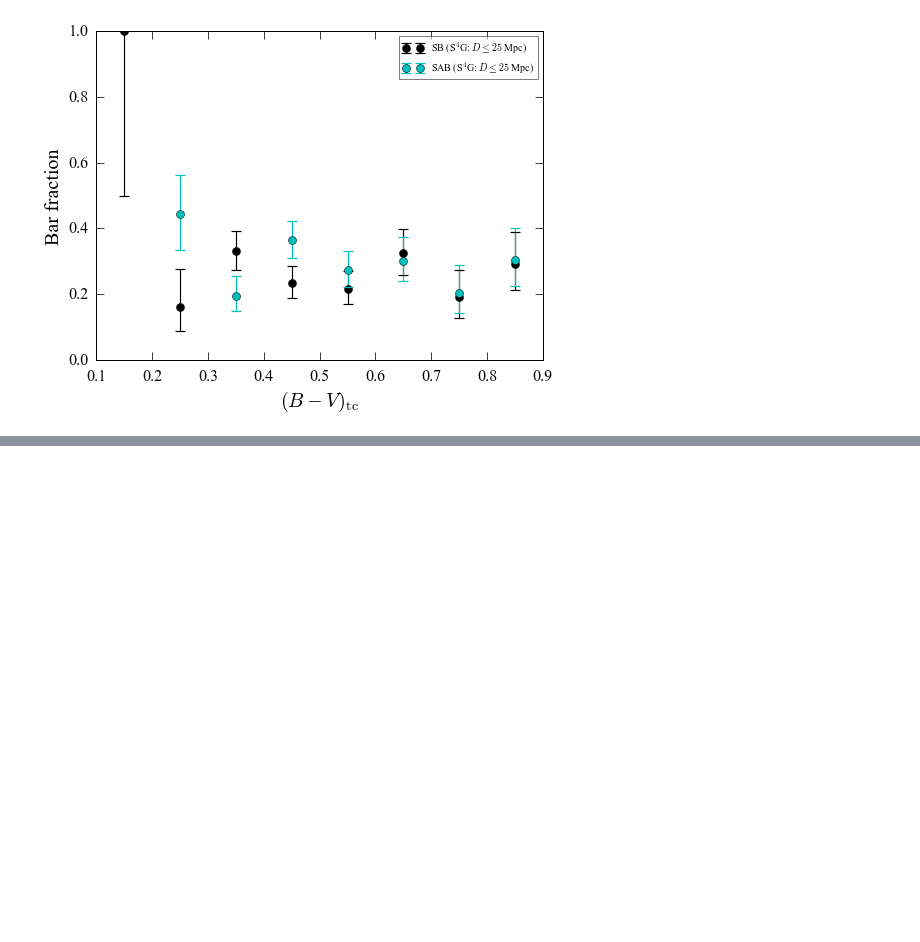
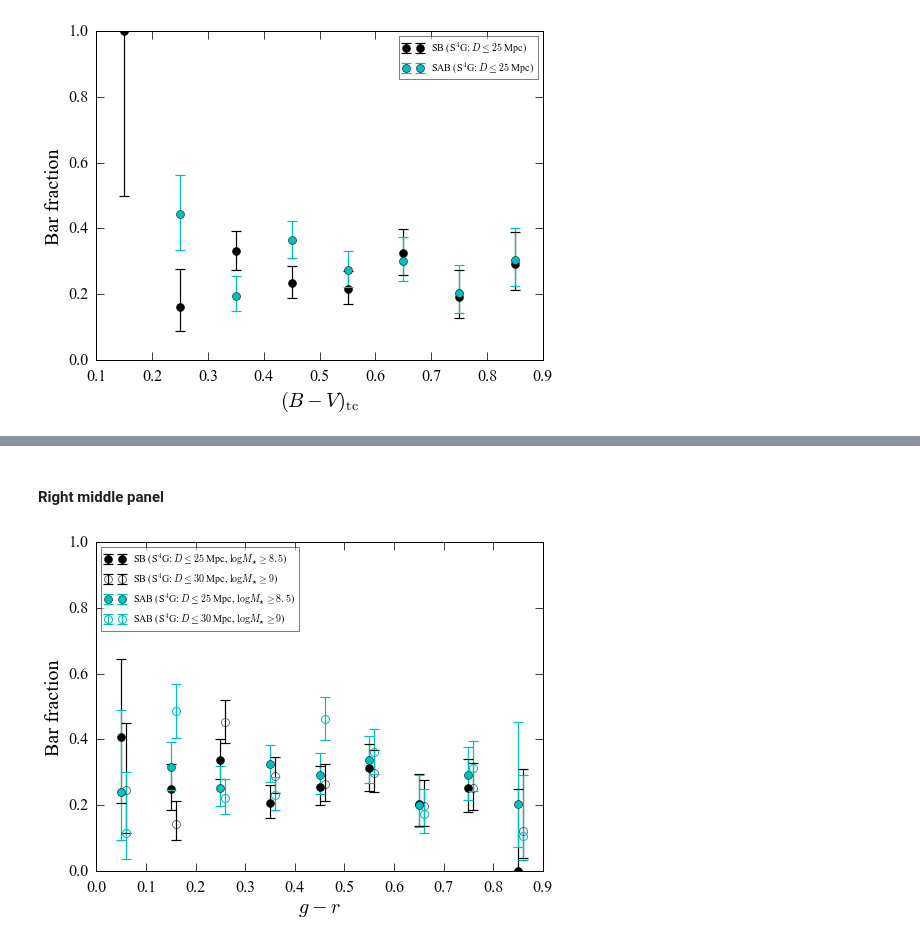
Before and after one commit to perwin/s4g_barfractions, a Jupyter notebook: s4gbars_main.ipynb, the cells around one changed output, grey strips where cells are left out. Cells and saved outputs as stored; diff of their text form; code cells hidden in the pictures; blank space fills up the shorter version.

```diff
--- a/s4gbars_main.ipynb
+++ b/s4gbars_main.ipynb
@@ -646,0 +697,16 @@ if savePlots: plt.savefig(plotDir+"fSB-fSAB-vs-BmV_corrected.pdf")
+# %% [markdown]
+#### Right middle panel
+# %%
+pu.PlotFrequencyWithWeights(s4gdata.gmr_tc, ww25, ii_SB_limited1_m8_5, ii_nonSB_limited1_m8_5, 0,1,0.1, fmt='ko', ms=8, label="SB ("+ss1m+")")
+pu.PlotFrequencyWithWeights(s4gdata.gmr_tc, ww30, ii_SB_limited2_m9, ii_nonSB_limited2_m9, 0,1,0.1, noErase=True, ms=8, fmt='ko', mfc='None', offset=0.01, label="SB ("+ss2m+")")
+pu.PlotFrequencyWithWeights(s4gdata.gmr_tc, ww25, ii_SAB_limited1_m8_5, ii_nonSAB_limited1_m8_5, 0,1,0.1, noErase=True, fmt='co', ms=8, label="SAB ("+ss1m+")")
+pu.PlotFrequencyWithWeights(s4gdata.gmr_tc, ww30, ii_SAB_limited2_m9, ii_nonSAB_limited2_m9, 0,1,0.1, noErase=True, ms=8, fmt='co', mfc='None', mew=1, mec='c', offset=0.01, label="SAB ("+ss2m+")")
+plt.ylim(0,1)
+plt.xlabel(xtgmr)
+plt.ylabel('Bar fraction')
+legend(loc="upper left", fontsize=10, framealpha=0.5)
+# push bottom of plot upwards so that x-axis label isn't clipped in PDF output
+plt.subplots_adjust(bottom=0.14)
+if savePlots: plt.savefig(plotDir+"fSB-fSAB-vs-gmr_corrected_2sample.pdf")
+# %% [output]
+[figure, added]
```
Also changed, not shown: parts of 14 cells of this notebook.
